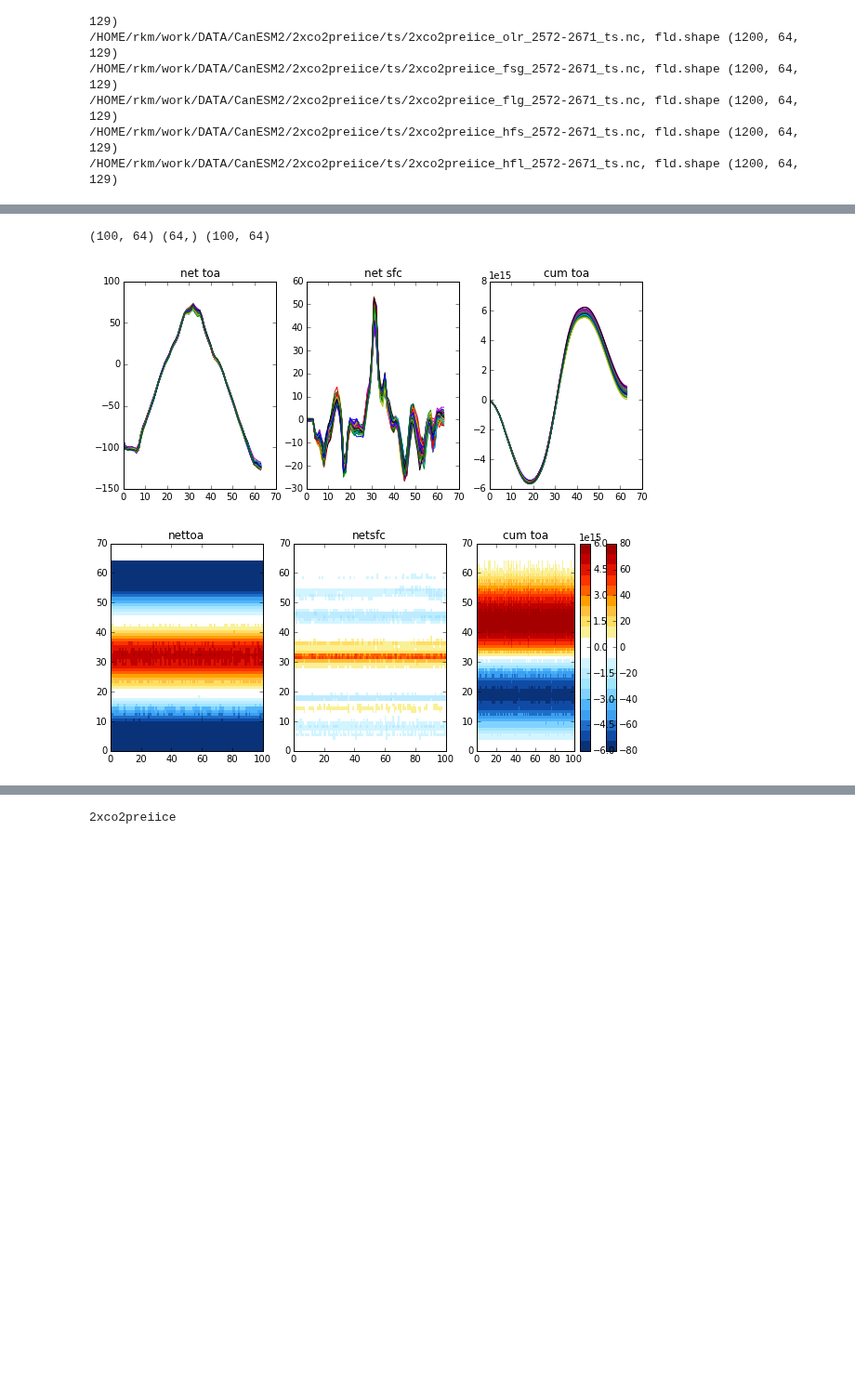
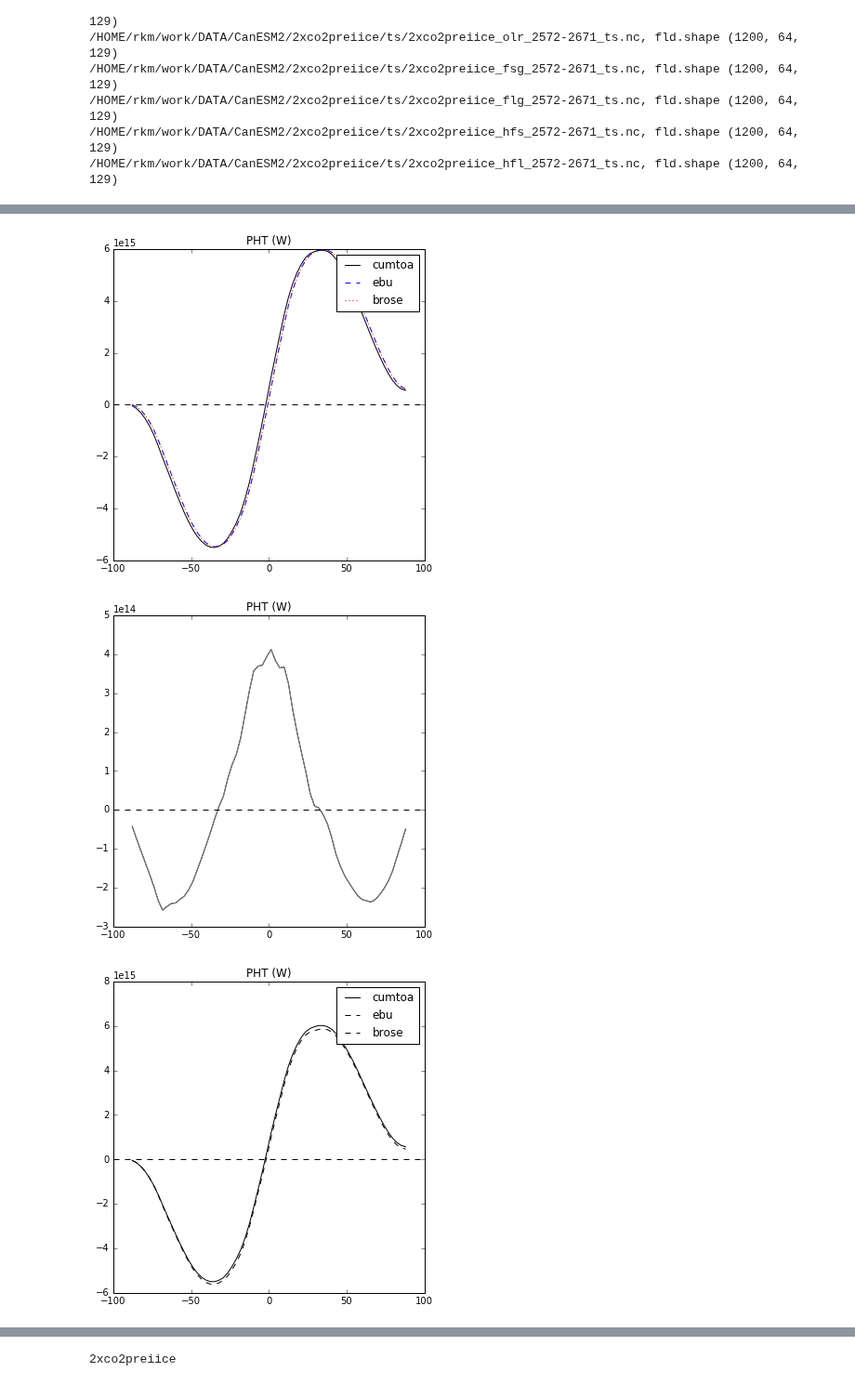
Before and after one commit to kemccusker/pyscripts, a Jupyter notebook: notebooks/poleward_heat_transport_nudging.ipynb, the cells around one changed output, grey strips where cells are left out. Shown at 93% size. Cells and saved outputs as stored; diff of their text form; code cells hidden in the pictures; blank space fills up the shorter version.

```diff
--- a/notebooks/poleward_heat_transport_nudging.ipynb
+++ b/notebooks/poleward_heat_transport_nudging.ipynb
@@ -67,7 +67,7 @@ printtofile=False
 calctype='vertint' # 'vertint' or 'vertavg', for calc'ing PHT in script
 
 
-savemat = True # else, load .mat
+savemat = False # else, load .mat
 matdir = '/HOME/rkm/pyscripts/pymatfiles/' # save to mat now scrambles the data somehow
 npydir = '/HOME/rkm/pyscripts/pynpyfiles/'
 timeseries = True # save timeseries mat instead of time avg
@@ -98,7 +98,10 @@ fldsuff=''
 #casename='prei2xco2iceb'; timeper = '3022-3121'; timesel='3022-01-01,3121-12-31' #timeper = '2972-3071'; timesel='2972-01-01,3071-12-31';
 #casename='pi2xco2ipulse'; timeper = '2921-3021'; timesel='2922-01-01,3021-12-31'
 #casename='2xco22xco2ice'; timeper = '2552-2651'; timesel='2552-01-01,2651-12-31' #timeper = '2451-2551'; timesel='2452-01-01,2551-12-31'
-casename='2xco2preiice'; timeper = '2652-2751'; timesel='2652-01-01,2751-12-31'
+#casename='2xco2preiice'; timeper = '2652-2751'; timesel='2652-01-01,2751-12-31'
+
+casename='2xco2preiice'; timeper = '2552-2751'; timesel='2552-01-01,2751-12-31' # 200yr for .npy only @@@@
+
 
 basepath=basedir+casename+'/ts/'
 ncfield='MLT'
@@ -126,7 +129,7 @@ lat = con.get_t63lat()
 lon = con.get_t63lon()
 #lev = con.get_t63lev() # 37 levs
 # temp file to get level
-fname=basepath + casename + '_u_' + timeper + '_ts.nc' # 22 levs
+fname=basedir + 'preipreiice/ts/preipreiice_u_2921-3021_ts.nc' # 22 levs
 lev = cnc.getNCvar(fname,'plev')
 dp = np.diff(lev)
 nlon = len(lon)-1 # removing extra lon for zonal calcs
@@ -797,6 +803,7 @@ else: # load the mat files
 import loadCanESM2rlxdata as lrlx
 
 verb=True
+savemat=False
 
 includeyr1=False
 last1='pen100'
@@ -943,44 +1093,60 @@ print netsfc.shape
 # %%
-cellareas=con.get_t63cellareas()
-latcircles=cellareas.sum(axis=1)
+if timeseries:
+    fig,ax = plt.subplots(1,1, figsize=(6,6))
+    ax.plot(lat,cumtoa[-5,:],color='k')
+    ax.plot(lat,testtot[-5,:],color='b',linestyle='dashed')
+    ax.plot(lat,brtot[-5,:],color='r',linestyle='dotted')
+    ax.axhline(y=0,color='k',linestyle='dashed')
+    ax.set_title('PHT (W)')
+    ax.legend(('cumtoa','ebu','brose'))
 
-if timeseries:
+    fig,ax = plt.subplots(1,1, figsize=(6,6))
+    ax.plot(lat,cumtoa[-1,:]-brtot[-1,:],color='k')
+    ax.plot(lat,cumtoa[-1,:]-testtot[-1,:],color='0.5')
+    ax.axhline(y=0,color='k',linestyle='dashed')
+    ax.set_title('PHT (W)')
 
-    pparams = {'cmap': plt.cm.get_cmap(cmap), 'vmin':-80, 'vmax': 80}
+    fig,ax = plt.subplots(1,1, figsize=(6,6))
+    ax.plot(lat,cumtoa[0,:],color='k')
+    ax.plot(lat,cumtoa[-1,:],color='k',linestyle='dashed')
+    #ax.plot(lat,testtot[-5,:],color='b',linestyle='dashed')
+    #ax.plot(lat,brtot[-5,:],color='r',linestyle='dotted')
+    ax.axhline(y=0,color='k',linestyle='dashed')
+    ax.set_title('PHT (W)')
+    ax.legend(('cumtoa','ebu','brose'))
 
 
-    cumtoa = np.cumsum(nettoa*latcircles,axis=1)
-    cumsfc = np.cumsum(netsfc*latcircles,axis=1)
-    print nettoa.shape, latcircles.shape,cumtoa.shape
 
     fig,axs = plt.subplots(1,3, figsize=(10,4))
     ax=axs[0]
     ax.plot(nettoa.T)
     ax.set_title('net toa')
 
     ax=axs[1]
     ax.plot(netsfc.T)
     ax.set_title('net sfc')
 
     ax=axs[2]
     ax.plot(cumtoa.T)
+    ax.plot(testtot.T,color='0.5')
+    ax.plot(brtot.T,color='r')
     ax.set_title('cum toa')
 
     fig,axs = plt.subplots(1,3, figsize=(10,4))
     ax=axs[0]
     pc = ax.pcolor(nettoa.T,**pparams)
     ax.set_title('nettoa')
 
     ax=axs[1]
     pc = ax.pcolor(netsfc.T,**pparams)
     ax.set_title('netsfc')
     plt.colorbar(pc)
 
     ax=axs[2]
     pc = ax.pcolor(cumtoa.T,cmap=plt.cm.get_cmap(cmap), vmin=-6e15, vmax=6e15)
     ax.set_title('cum toa')
     plt.colorbar(pc)
 # %% [output]
-(100, 64) (64,) (100, 64)
-[figure, old version]
+[figure, new version]
-[figure, old version]
+[figure, new version]
+[figure, added]
```
Also changed, not shown: parts of 13 cells of this notebook.
